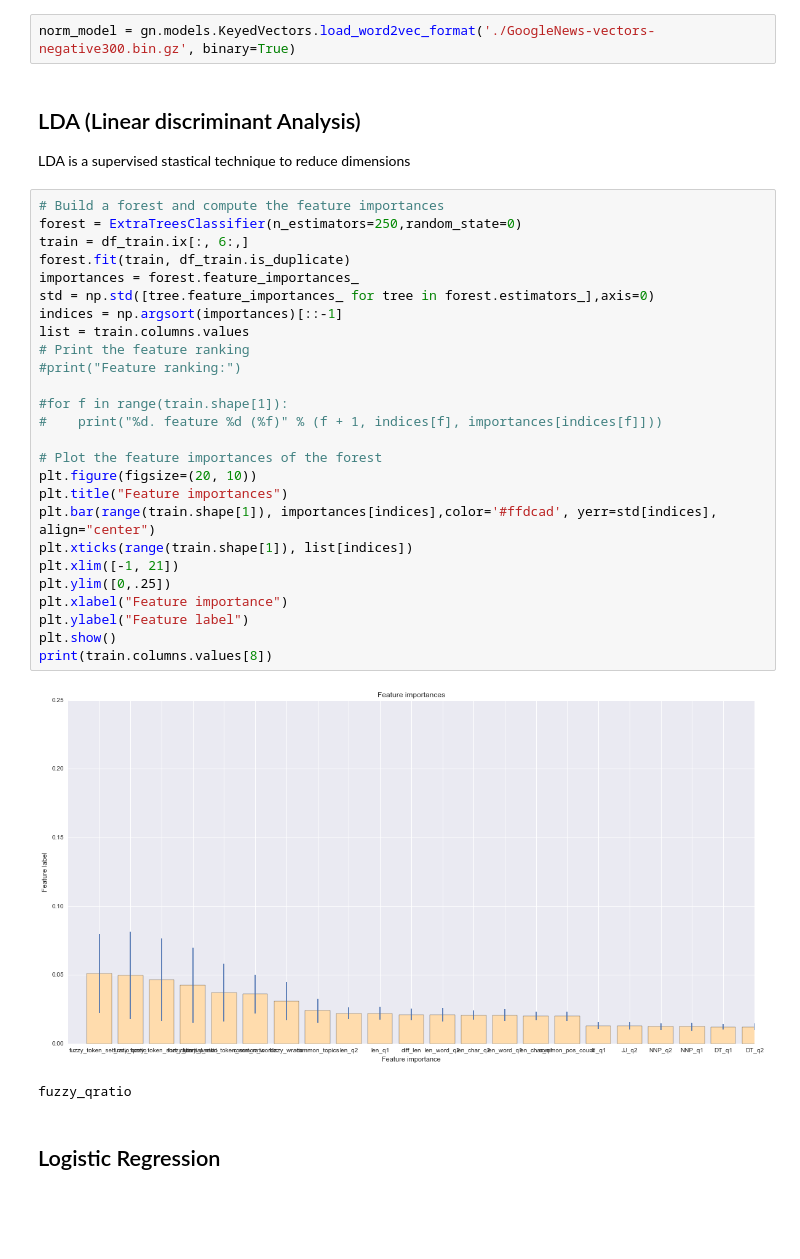
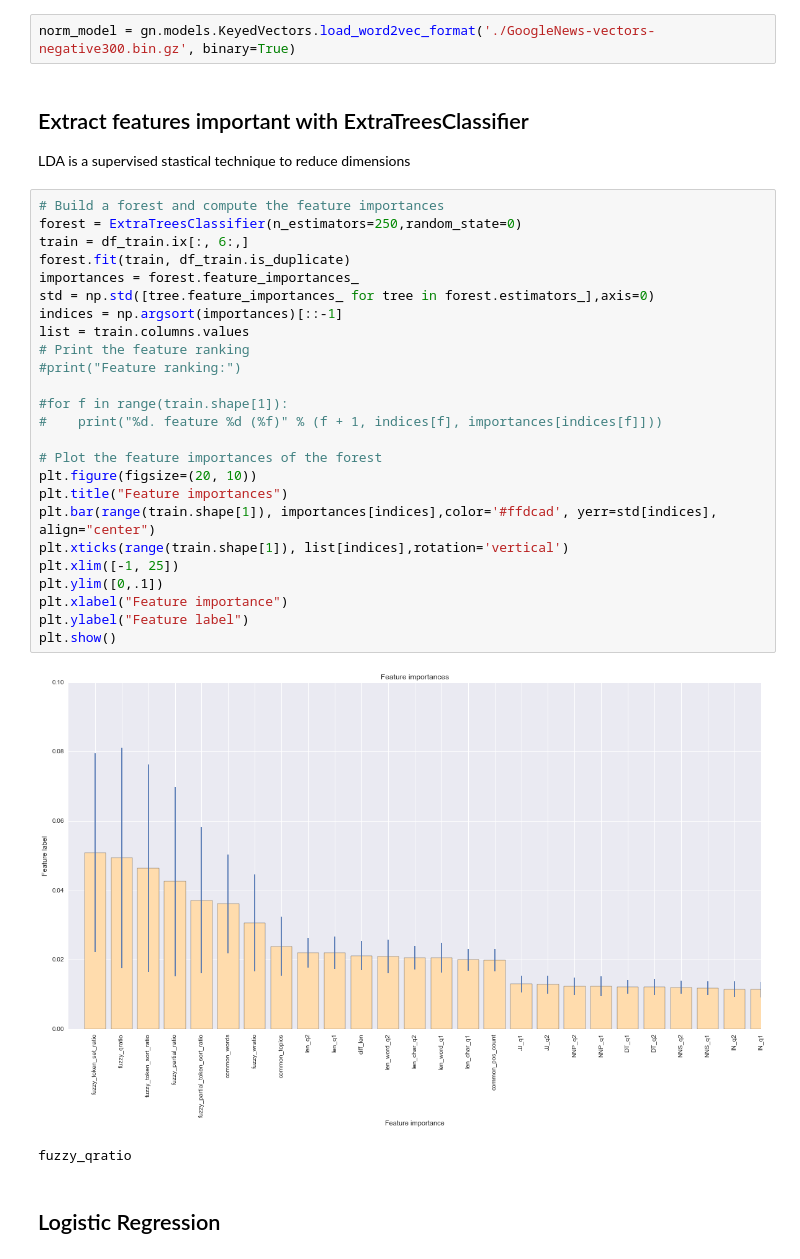
Before and after one commit to aissaelouafi/Quora, a Jupyter notebook: Quora Kaggle competition.ipynb, the cells around one changed output. Drawn from its saved outputs; the diff is of its cells as text; blank space fills up the shorter version.

```diff
--- a/Quora Kaggle competition.ipynb
+++ b/Quora Kaggle competition.ipynb
@@ -209,36 +209,35 @@ Word2Vec creates a multi-dimensional vector for every word in the english vocabu
 # %%
 norm_model = gn.models.KeyedVectors.load_word2vec_format('./GoogleNews-vectors-negative300.bin.gz', binary=True)
 # %% [markdown]
-## LDA (Linear discriminant Analysis)
+## Extract features important with ExtraTreesClassifier
 LDA is a supervised stastical technique to reduce dimensions
 # %%
 # Build a forest and compute the feature importances
 forest = ExtraTreesClassifier(n_estimators=250,random_state=0)
 train = df_train.ix[:, 6:,]
 forest.fit(train, df_train.is_duplicate)
 importances = forest.feature_importances_
 std = np.std([tree.feature_importances_ for tree in forest.estimators_],axis=0)
 indices = np.argsort(importances)[::-1]
 list = train.columns.values
 # Print the feature ranking
 #print("Feature ranking:")
 
 #for f in range(train.shape[1]):
 #    print("%d. feature %d (%f)" % (f + 1, indices[f], importances[indices[f]]))
 
 # Plot the feature importances of the forest
 plt.figure(figsize=(20, 10))
 plt.title("Feature importances")
 plt.bar(range(train.shape[1]), importances[indices],color='#ffdcad', yerr=std[indices], align="center")
-plt.xticks(range(train.shape[1]), list[indices])
-plt.xlim([-1, 21])
-plt.ylim([0,.25])
+plt.xticks(range(train.shape[1]), list[indices],rotation='vertical')
+plt.xlim([-1, 25])
+plt.ylim([0,.1])
 plt.xlabel("Feature importance")
 plt.ylabel("Feature label")
 plt.show()
-print(train.columns.values[8])
 # %% [output]
-[figure, old version]
+[figure, new version]
 fuzzy_qratio
 # %% [markdown]
 ## Logistic Regression
```
